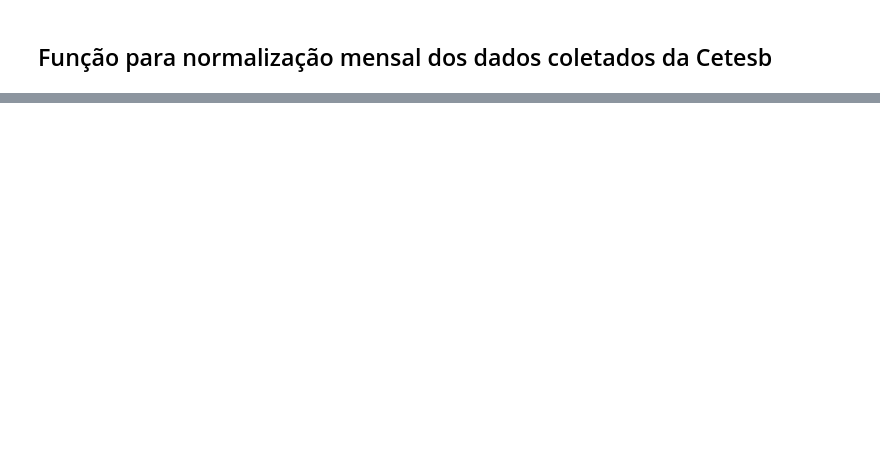
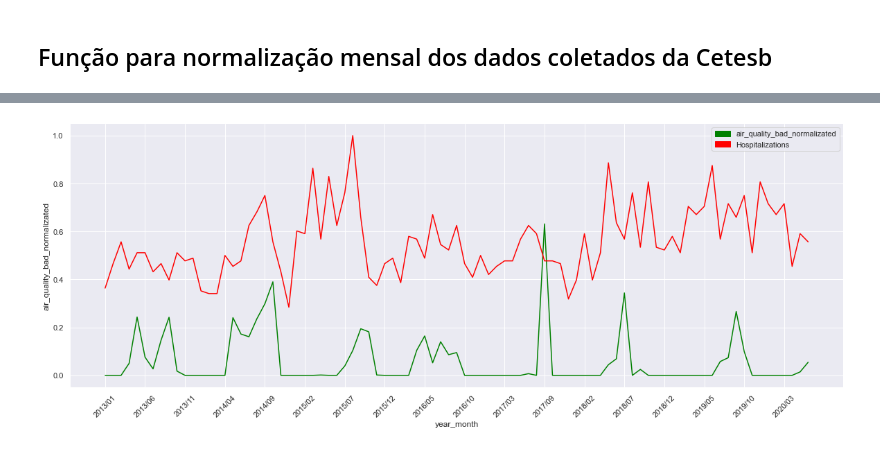
Before and after one commit to BrunoASNascimento/Estudo-da-correlacao-da-poluicao-atmosfericas-com-os-gastos-no-SUS, a Jupyter notebook: analysis.ipynb, the cells around one changed output, grey strips where cells are left out. Saved outputs shown, nothing was run; the diff lists cells and outputs as text; code cells hidden in the pictures; blank space fills up the shorter version.

```diff
--- a/analysis.ipynb
+++ b/analysis.ipynb
@@ -237,0 +295,5 @@ result.sort_values(by='air_quality_bad_normalizated',ascending=False).head(5)
+# %%
+df_hospitalizations.drop(columns=['Total'],inplace=True, errors='ignore')
+df_hospitalizations.rename(columns=rename_date,inplace=True)
+df_hospitalizations[['code_ibge','Município']]=df_hospitalizations['Município'].str.split(" ", 1, expand=True)
+df_hospitalizations.head()
@@ -237,0 +323,11 @@ result.sort_values(by='air_quality_bad_normalizated',ascending=False).head(5)
+# %%
+county = station
+df_hospitalizations_analysis = pd.DataFrame()
+
+df_hospitalizations_analysis = df_hospitalizations[df_hospitalizations.columns[:-1]][df_hospitalizations['Município']==county].T
+df_hospitalizations_analysis.rename(columns=df_hospitalizations_analysis.iloc[0],inplace=True)
+df_hospitalizations_analysis.drop(df_hospitalizations_analysis.index[0], inplace = True)
+df_hospitalizations_analysis= df_hospitalizations_analysis.reset_index().rename(columns={'index':'year_month'})
+df_hospitalizations_analysis[county]=df_hospitalizations_analysis[county].astype("float")
+df_hospitalizations_analysis[f'{county}_norm'] = ((df_hospitalizations_analysis[county]-df_hospitalizations_analysis[county].min())/(df_hospitalizations_analysis[county].max()-df_hospitalizations_analysis[county].min()))
+df_hospitalizations_analysis.head(10)
@@ -237,0 +346,27 @@ result.sort_values(by='air_quality_bad_normalizated',ascending=False).head(5)
+# %%
+df_hospitalizations_analysis_plot = df_hospitalizations_analysis[(df_hospitalizations_analysis['year_month']>='2013')&(df_hospitalizations_analysis['year_month'].isin(result['year_month'].values[:-5]))].reset_index(drop=True)
+fig, ax = plt.subplots()
+fig.set_size_inches(20, 7)
+
+leg_good = mpatches.Patch(color='green', label='air_quality_bad_normalizated')
+leg_bad = mpatches.Patch(color='red', label='Hospitalizations')
+
+img = sns.lineplot(
+    data=result[(result['year_month']>='2013')&(result['year_month'].isin(result['year_month'].values[:-5]))],
+    x='year_month',
+    y='air_quality_bad_normalizated',
+    color='green',
+    ax=ax
+)
+sns.lineplot(
+    data=df_hospitalizations_analysis_plot,
+    x='year_month',
+    y=f'{county}_norm',
+    color='red',
+    ax=ax
+)
+plt.legend(handles=[leg_good,leg_bad])
+plt.xticks([df_hospitalizations_analysis_plot['year_month'][i] for i in range(0,df_hospitalizations_analysis_plot['year_month'].shape[0],5)],rotation=45)
+sns.despine()
+# %% [output]
+[figure, added]
```
Also changed, not shown: parts of 18 cells of this notebook.
